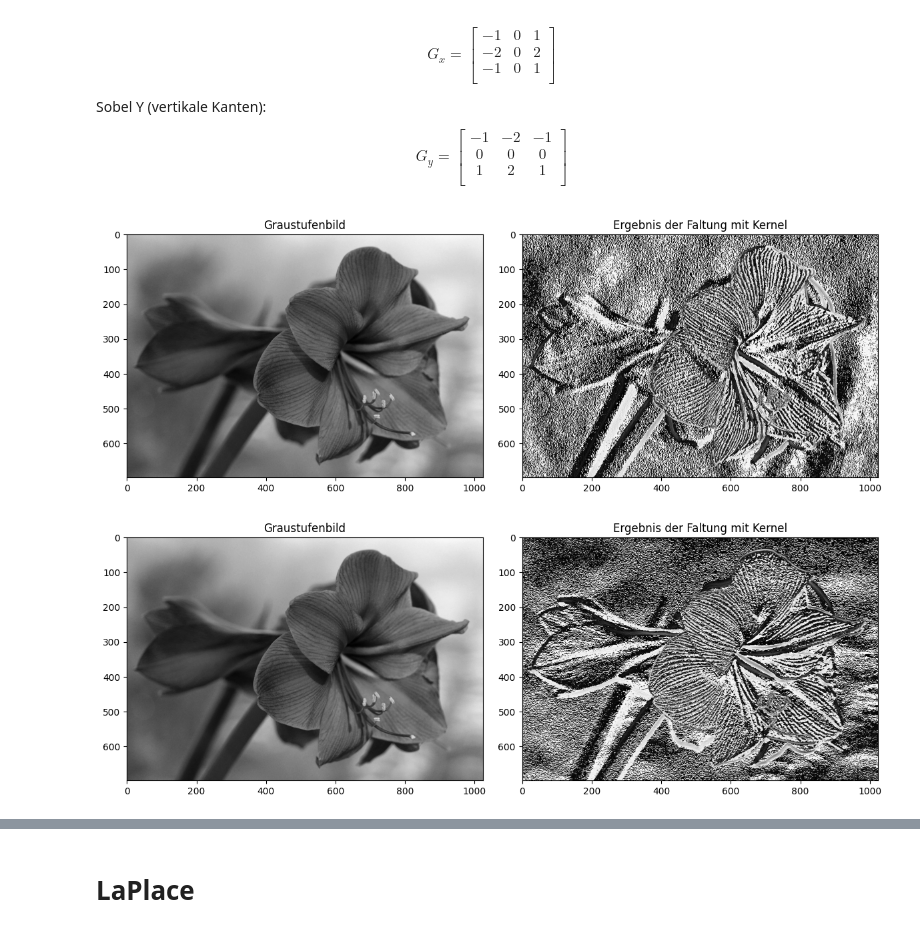
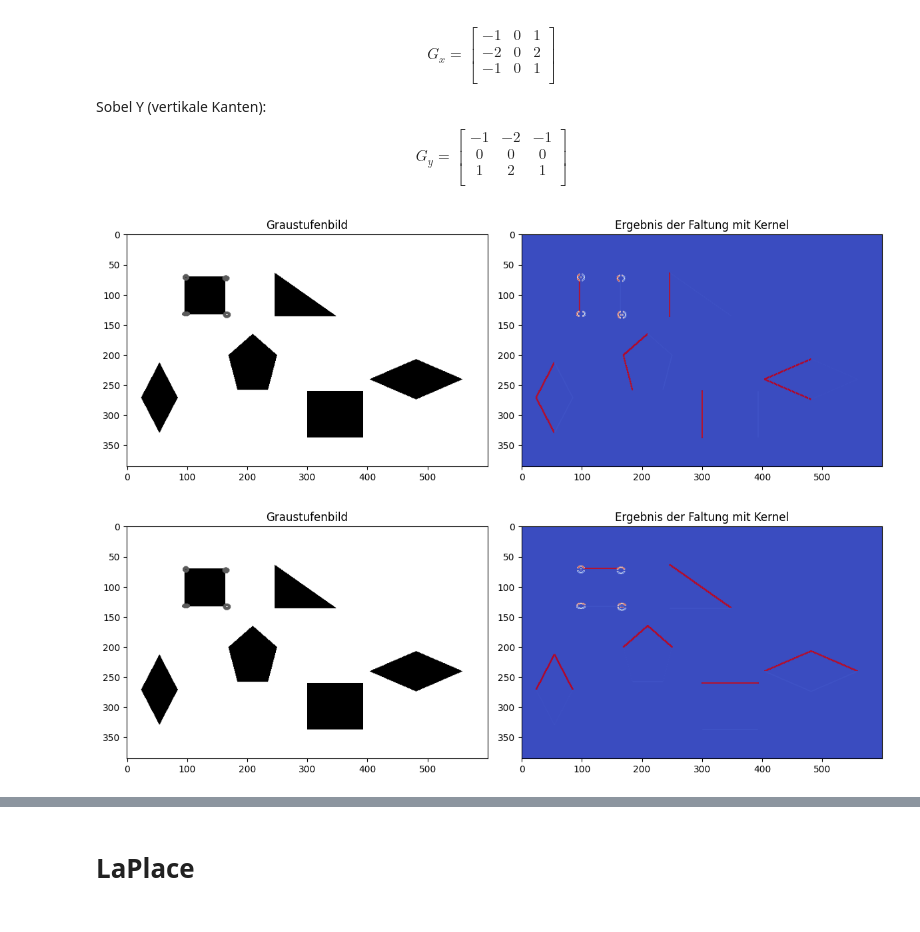
Before and after one commit to lukestairwalker/OpenCV, a Jupyter notebook: notebooks/filter_optimized.ipynb, the cells around one changed output, grey strips where cells are left out. Saved outputs shown, nothing was run; the diff lists cells and outputs as text; code cells hidden in the pictures.

```diff
--- a/notebooks/filter_optimized.ipynb
+++ b/notebooks/filter_optimized.ipynb
@@ -8,7 +13,7 @@ from PIL import Image
 import cv2  # Für Canny (muss installiert sein)
 
 # Bild laden
-bildpfad = "../images/flower.jpg"
+bildpfad = "../images/shapes.png"
 bild = Image.open(bildpfad).convert('L')
 bild_array = np.array(bild)
 # %% [markdown]
@@ -84,25 +91,25 @@ $$G_y =
 # %%
 # Filter definieren
 # Hier verwenden wir den klassischen Sobel X Kernel
 kernel = np.array([[-1, 0, 1],
                    [-2, 0, 2],
                    [-1, 0, 1]])
 # Filter anwenden
 ergebnis = convolve(bild_array, kernel)
 
 # Plot
 fig, axs = plt.subplots(1, 2, figsize=(12, 5))
 
 axs[0].imshow(bild_array, cmap='gray')
 axs[0].set_title("Graustufenbild")
 
-axs[1].imshow(ergebnis, cmap='gray')
+axs[1].imshow(ergebnis, cmap='coolwarm')
 axs[1].set_title(f"Ergebnis der Faltung mit Kernel")
 
 plt.tight_layout()
 plt.show()
 # %% [output]
-[figure, old version]
+[figure, new version]
 # %%
 # Filter definieren
 # Hier verwenden wir den klassischen Sobel Y Kernel
@@ -118,10 +125,10 @@ fig, axs = plt.subplots(1, 2, figsize=(12, 5))
 axs[0].imshow(bild_array, cmap='gray')
 axs[0].set_title("Graustufenbild")
 
-axs[1].imshow(ergebnis, cmap='gray')
+axs[1].imshow(ergebnis, cmap='coolwarm')
 axs[1].set_title(f"Ergebnis der Faltung mit Kernel")
 
 plt.tight_layout()
 plt.show()
 # %% [output]
-[figure, old version]
+[figure, new version]
```
Also changed, not shown: parts of 34 cells of this notebook, 2 other files.
